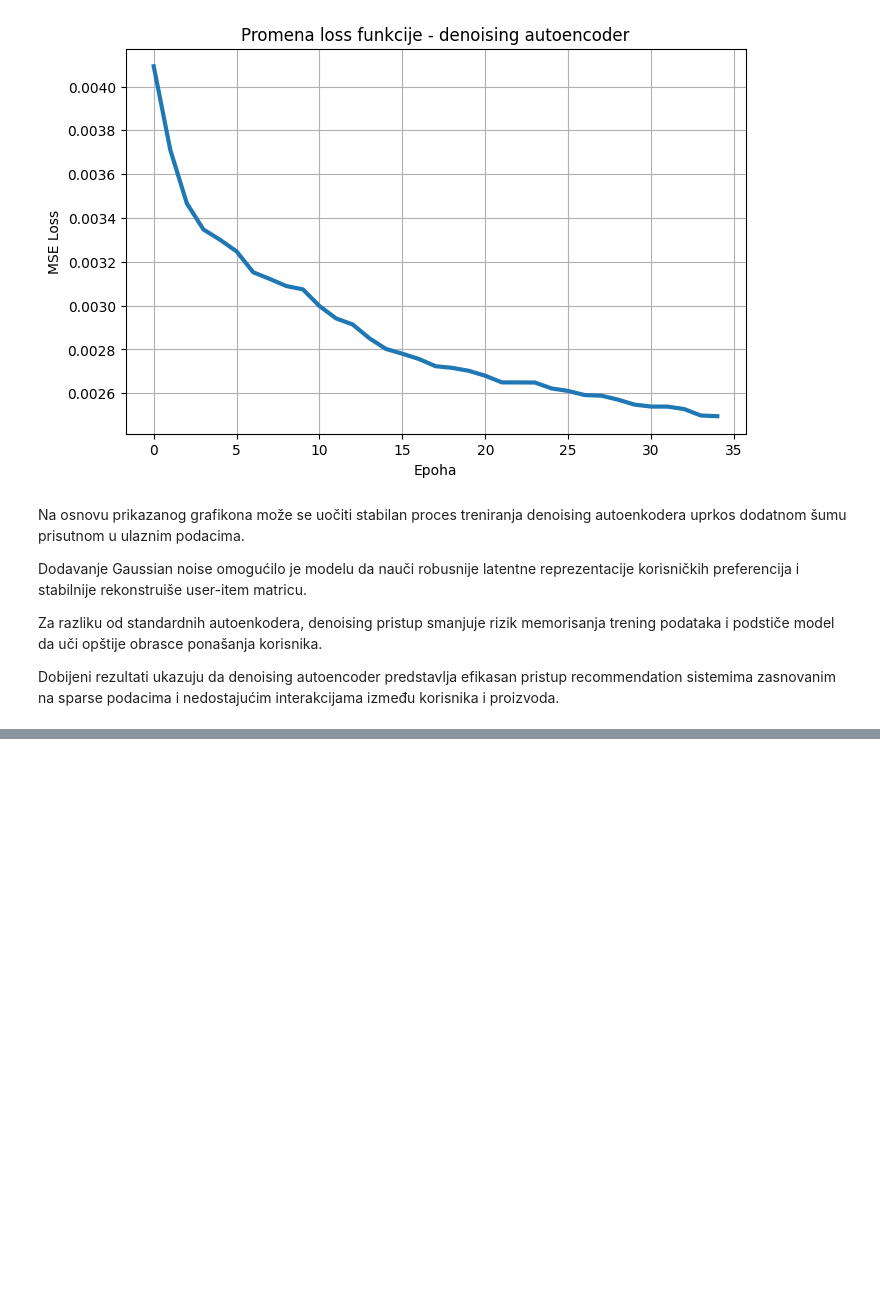
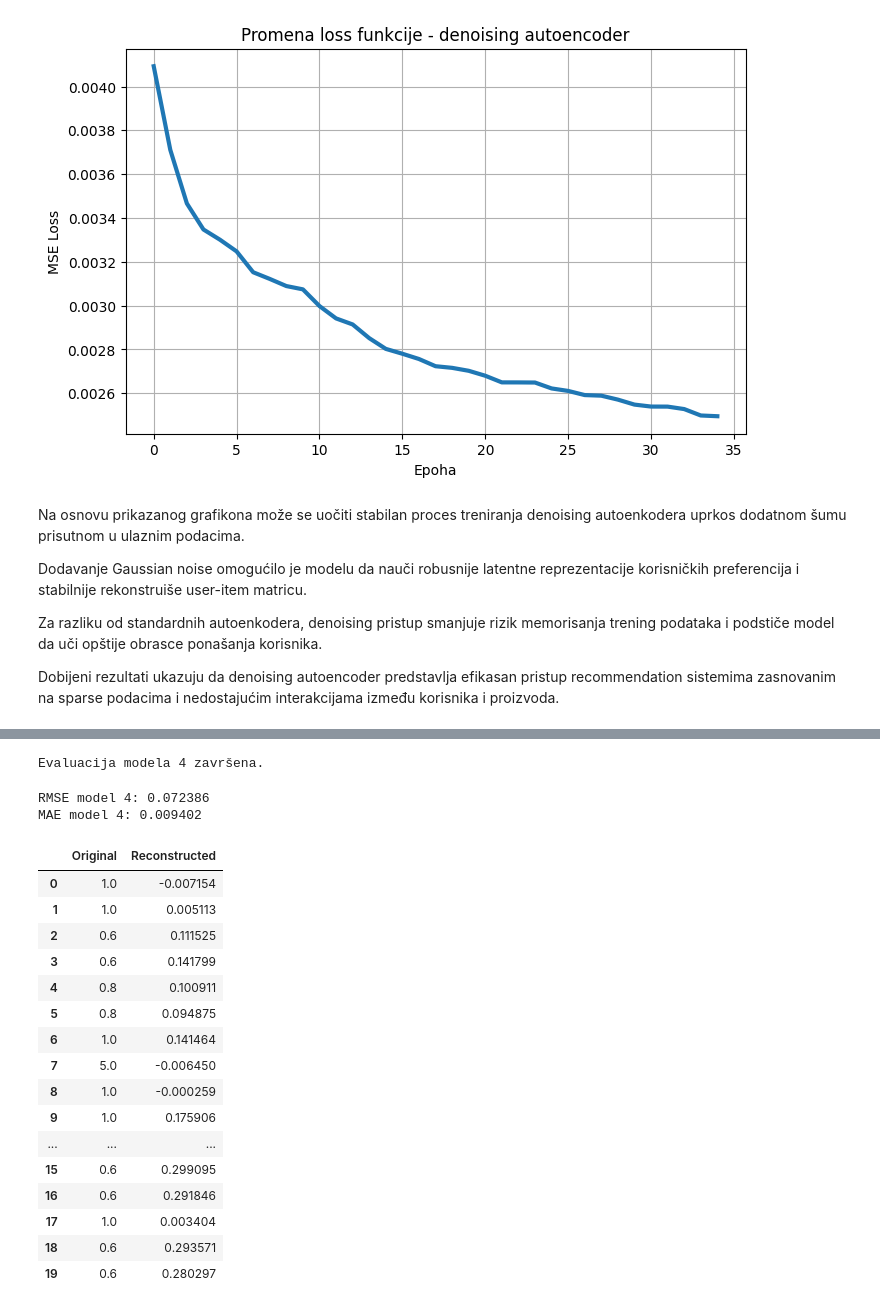
Before and after one commit to branka2004/preporuka_proizvoda_u_elektronskoj_trgovini, a Jupyter notebook: preporuka_proizvoda_autoencoder.ipynb, the cells around one changed output, grey strips where cells are left out. Cells and saved outputs as stored; diff of their text form; code cells hidden in the pictures; blank space fills up the shorter version.

```diff
--- a/preporuka_proizvoda_autoencoder.ipynb
+++ b/preporuka_proizvoda_autoencoder.ipynb
@@ -1702,0 +1711,71 @@ Dobijeni rezultati ukazuju da denoising autoencoder predstavlja efikasan pristup
+# %%
+# Evaluacija modela 4
+
+model_4_autoencoder.eval()
+
+with torch.no_grad():
+
+    reconstructed_4 = model_4_autoencoder(
+        X_test_tensor.to(device)
+    )
+
+# Prebacivanje na CPU
+reconstructed_4 = reconstructed_4.cpu().numpy()
+
+# Originalne vrednosti
+original_4 = X_test_tensor.cpu().numpy()
+
+print("Evaluacija modela 4 završena.")
+# %% [output]
+Evaluacija modela 4 završena.
+# %%
+# Računanje RMSE i MAE za model 4
+
+rmse_4 = np.sqrt(
+    mean_squared_error(
+        original_4.flatten(),
+        reconstructed_4.flatten()
+    )
+)
+
+mae_4 = mean_absolute_error(
+    original_4.flatten(),
+    reconstructed_4.flatten()
+)
+
+print(f"RMSE model 4: {rmse_4:.6f}")
+print(f"MAE model 4: {mae_4:.6f}")
+# %% [output]
+RMSE model 4: 0.072386
+MAE model 4: 0.009402
+# %%
+# Poređenje originalnih i rekonstruisanih vrednosti
+
+sample_user = 0
+
+rated_indices = np.where(original_4[sample_user] > 0)[0]
+
+comparison_df_4 = pd.DataFrame({
+    "Original": original_4[sample_user][rated_indices][:20],
+    "Reconstructed": reconstructed_4[sample_user][rated_indices][:20]
+})
+
+comparison_df_4
+# %% [output]
+|  | Original | Reconstructed |
+| 0 | 1.0 | -0.007154 |
+| 1 | 1.0 | 0.005113 |
+| 2 | 0.6 | 0.111525 |
+| 3 | 0.6 | 0.141799 |
+| 4 | 0.8 | 0.100911 |
+| 5 | 0.8 | 0.094875 |
+| 6 | 1.0 | 0.141464 |
+| 7 | 5.0 | -0.006450 |
+| 8 | 1.0 | -0.000259 |
+| 9 | 1.0 | 0.175906 |
+| ... | ... | ... |
+| 15 | 0.6 | 0.299095 |
+| 16 | 0.6 | 0.291846 |
+| 17 | 1.0 | 0.003404 |
+| 18 | 0.6 | 0.293571 |
+| 19 | 0.6 | 0.280297 |
```
Also changed, not shown: parts of 14 cells of this notebook.
